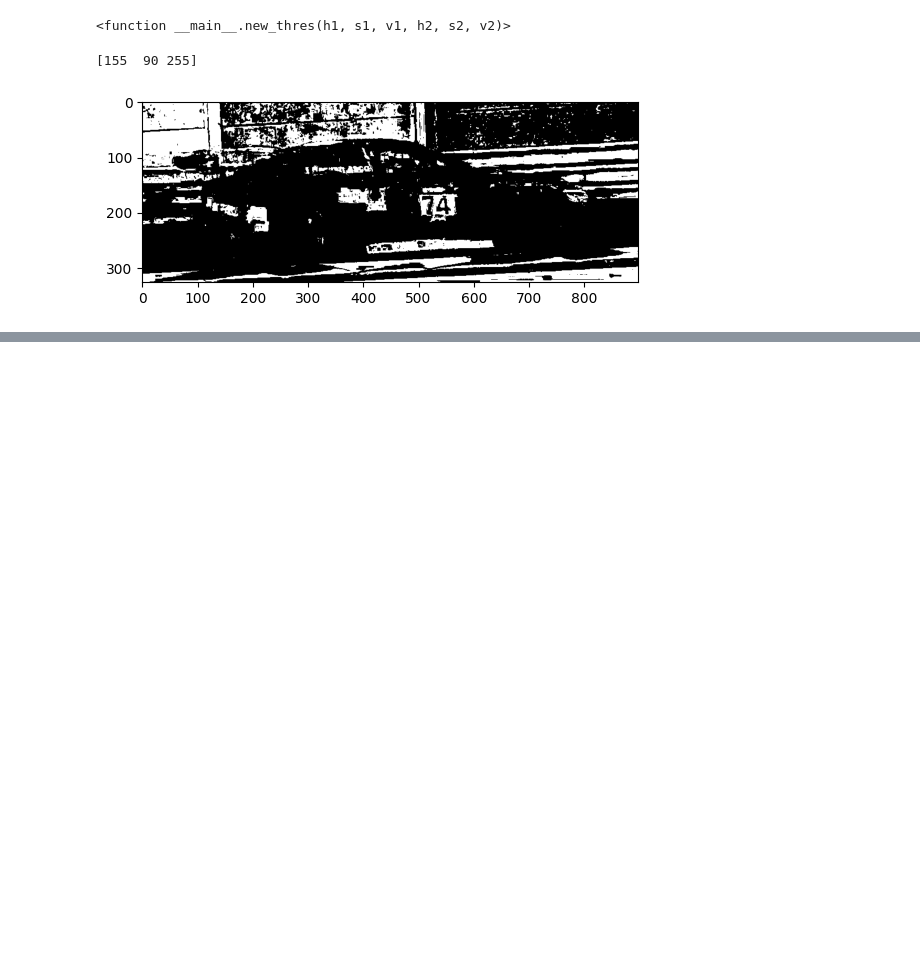
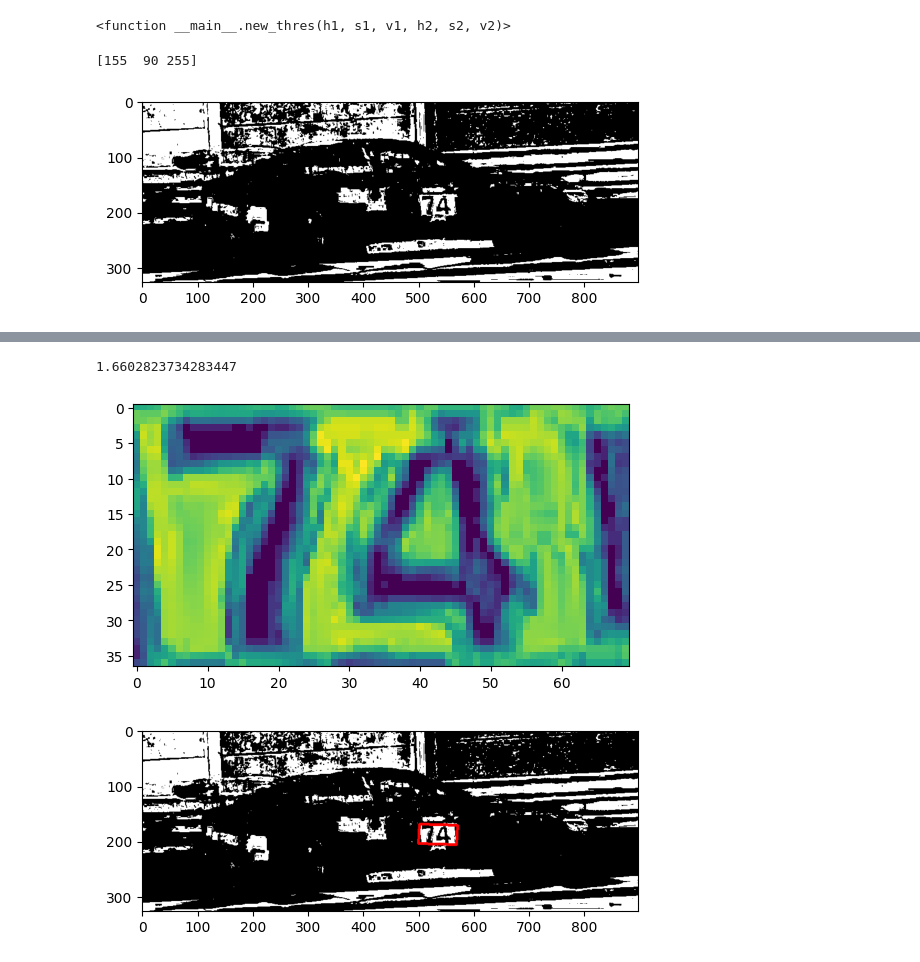
Before and after one commit to michelevantaggi02/riconoscimento_numeri, a Jupyter notebook: notebooks/adaptiveThreshold.ipynb, the cells around one changed output, grey strips where cells are left out. Saved outputs shown, nothing was run; the diff lists cells and outputs as text; code cells hidden in the pictures; blank space fills up the shorter version.

```diff
--- a/notebooks/adaptiveThreshold.ipynb
+++ b/notebooks/adaptiveThreshold.ipynb
@@ -130,0 +147,45 @@ interactive(children=(FloatSlider(value=0.0661, description='e', max=0.1, min=0.
+# %%
+converted = cv2.cvtColor(thres, cv2.COLOR_GRAY2RGB)
+
+result = None
+
+for contour in contours:
+    areaRect = cv2.minAreaRect(contour)
+    angle = areaRect[2]
+
+    x, y, w, h = cv2.boundingRect(contour)
+
+    if angle < 10:
+        print(angle)
+        box = cv2.boxPoints(areaRect)
+        box = np.intp(box)
+
+        cv2.drawContours(converted, [box], -1, (255, 0, 0), 3)
+
+        cut = image[y:y+h, x:x+w]
+
+
+
+        (height, width) = cut.shape[:2]
+
+
+        center = (w // 2, h // 2)
+        rotation_mat = cv2.getRotationMatrix2D(center, -angle, 1)
+        #result = cv2.warpAffine(cut, rotation_mat, cut.shape[1::-1], flags=cv2.INTER_LINEAR, borderValue=(255, 255, 255))
+
+
+
+        #result = cv2.resize(result, (width * 2, height * 2))
+
+        result = cut
+
+        plt.imshow(result)
+        plt.show()
+
+
+plt.imshow(converted)
+plt.show()
+# %% [output]
+1.6602823734283447
+[figure, added]
+[figure, added]
```
Also changed, not shown: parts of 16 cells of this notebook, 5 other files.
